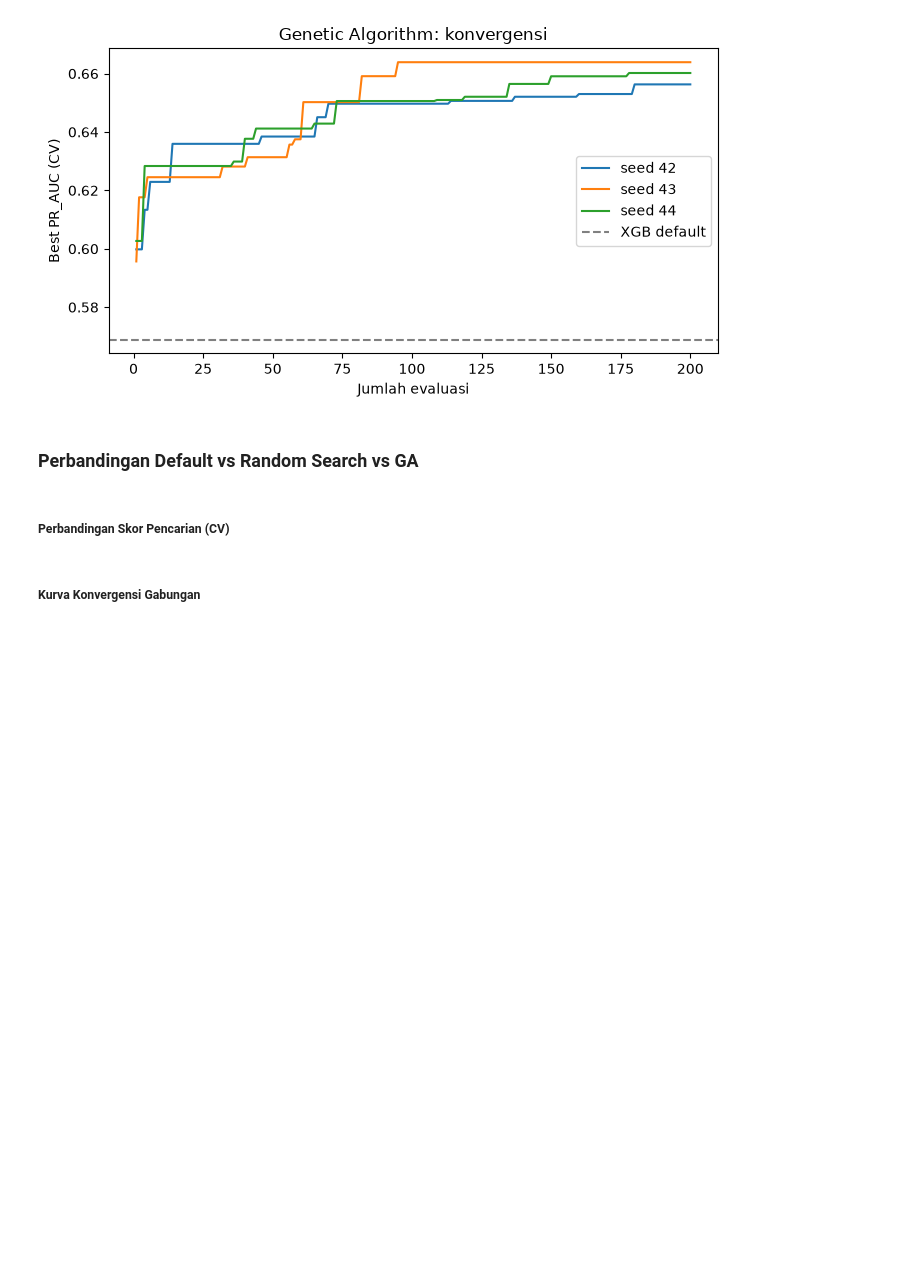
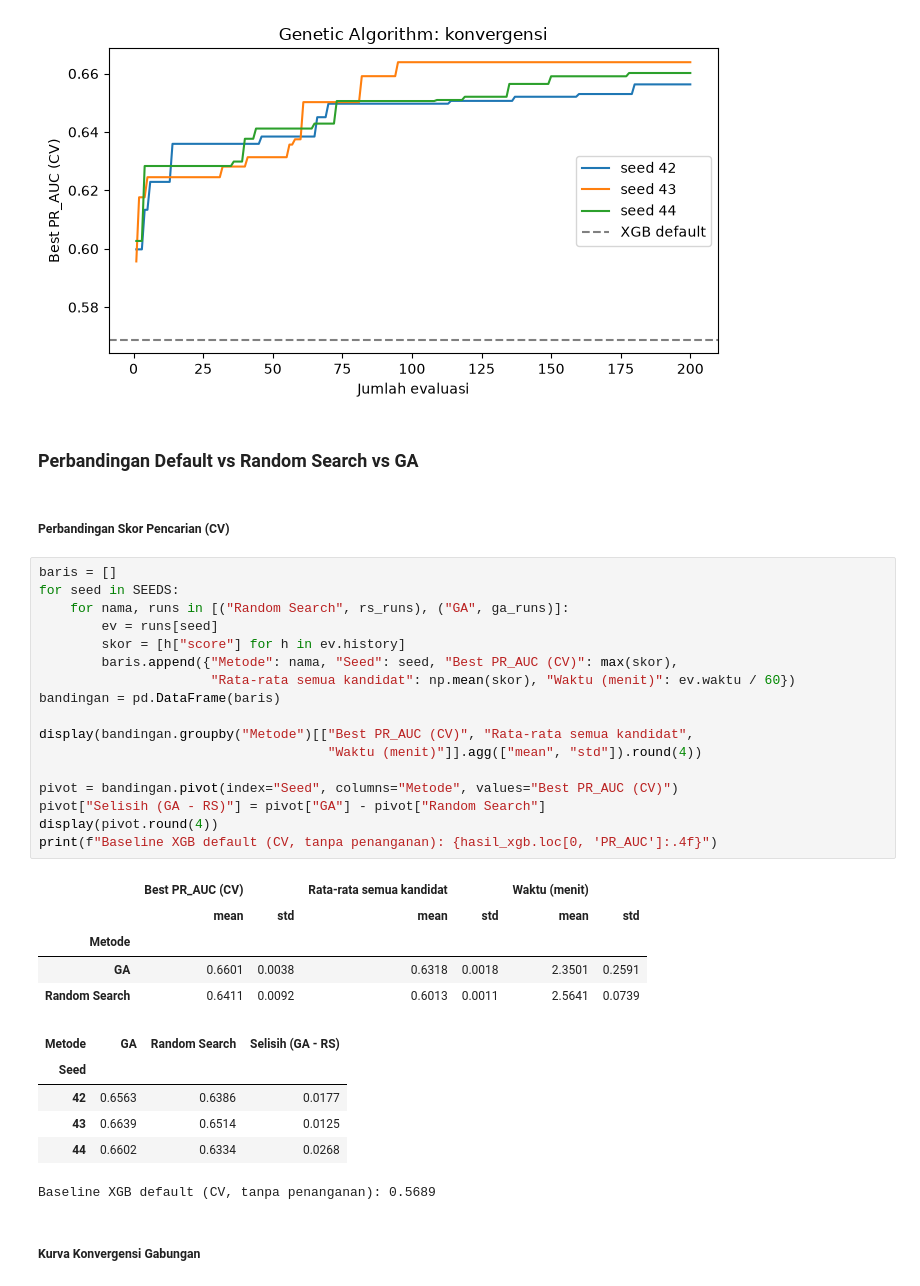
Before and after one commit to manl1/Project-ETS-Machine-Learning, a Jupyter notebook: project-ets.ipynb, the cells around one changed output. Cells and saved outputs as stored; diff of their text form; blank space fills up the shorter version.

```diff
--- a/project-ets.ipynb
+++ b/project-ets.ipynb
@@ -921,5 +921,34 @@ Riwayat per generasi (seed 42):
 ### Perbandingan Default vs Random Search vs GA
 # %% [markdown]
 ##### Perbandingan Skor Pencarian (CV)
+# %%
+baris = []
+for seed in SEEDS:
+    for nama, runs in [("Random Search", rs_runs), ("GA", ga_runs)]:
+        ev = runs[seed]
+        skor = [h["score"] for h in ev.history]
+        baris.append({"Metode": nama, "Seed": seed, "Best PR_AUC (CV)": max(skor),
+                      "Rata-rata semua kandidat": np.mean(skor), "Waktu (menit)": ev.waktu / 60})
+bandingan = pd.DataFrame(baris)
+
+display(bandingan.groupby("Metode")[["Best PR_AUC (CV)", "Rata-rata semua kandidat",
+                                     "Waktu (menit)"]].agg(["mean", "std"]).round(4))
+
+pivot = bandingan.pivot(index="Seed", columns="Metode", values="Best PR_AUC (CV)")
+pivot["Selisih (GA - RS)"] = pivot["GA"] - pivot["Random Search"]
+display(pivot.round(4))
+print(f"Baseline XGB default (CV, tanpa penanganan): {hasil_xgb.loc[0, 'PR_AUC']:.4f}")
+# %% [output]
+|  | Best PR_AUC (CV) |  | Rata-rata semua kandidat |  | Waktu (menit) |  |
+|  | mean | std | mean | std | mean | std |
+| Metode |  |  |  |  |  |  |
+| GA | 0.6601 | 0.0038 | 0.6318 | 0.0018 | 2.3501 | 0.2591 |
+| Random Search | 0.6411 | 0.0092 | 0.6013 | 0.0011 | 2.5641 | 0.0739 |
+| Metode | GA | Random Search | Selisih (GA - RS) |
+| Seed |  |  |  |
+| 42 | 0.6563 | 0.6386 | 0.0177 |
+| 43 | 0.6639 | 0.6514 | 0.0125 |
+| 44 | 0.6602 | 0.6334 | 0.0268 |
+Baseline XGB default (CV, tanpa penanganan): 0.5689
 # %% [markdown]
 ##### Kurva Konvergensi Gabungan
```
Also changed, not shown: parts of 3 cells of this notebook.
